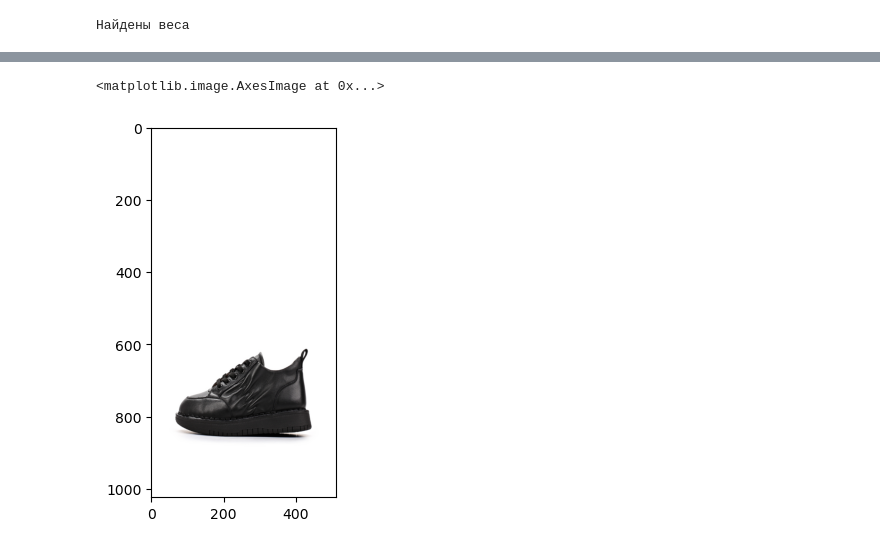
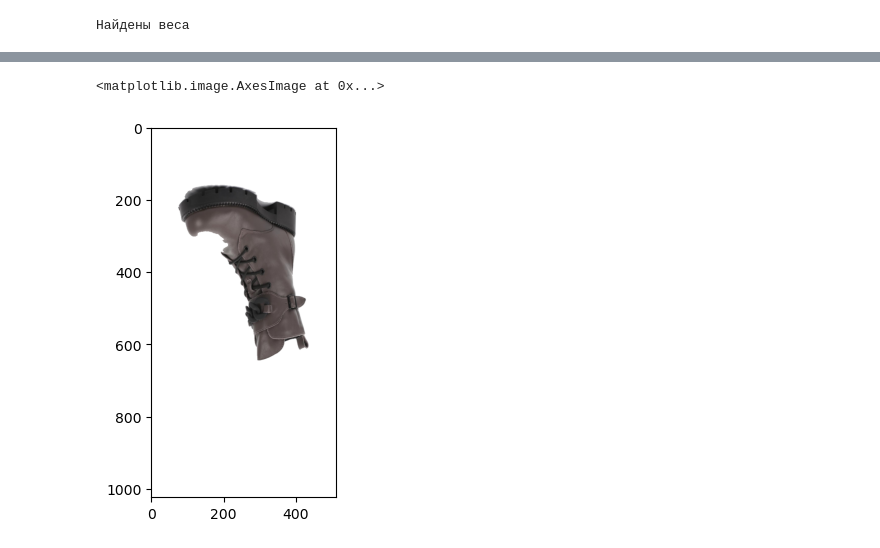
Before and after one commit to BombasticFantastik/KD_Summer_Work, a Jupyter notebook: Segmentation/TestShadowFinder.ipynb, the cells around one changed output, grey strips where cells are left out. Saved outputs shown, nothing was run; the diff lists cells and outputs as text; code cells hidden in the pictures.

```diff
--- a/Segmentation/TestShadowFinder.ipynb
+++ b/Segmentation/TestShadowFinder.ipynb
@@ -18,10 +26,11 @@ with open(option_path,'r') as file_option:
 # %% [output]
 cpu
 # %%
-eval_dataset=Boot_Segmentation_Dataset('/home/artemybombastic/MyGit/KD_Data/TransformData/low_boots/',option['Segmentation']['label_path'],)
-eval_dataloader=DataLoader(dataset=eval_dataset,batch_size=2,drop_last=False,shuffle=True)
+dataset=Boot_Segmentation_Dataset(option['Segmentation']['img_path'],option['Segmentation']['label_path'],)
+dataloader=DataLoader(dataset=dataset,batch_size=2,drop_last=False,shuffle=True)
+assert dataset.all_items[0].split('/')[-1][:-4]==dataset.all_labels[0].split('/')[-1][:-4]
 # %%
-for batch in eval_dataloader:
+for batch in dataloader:
   bt=batch
   break
 # %%
@@ -37,3 +48,11 @@ except:
+# %%
+def cut_boot_from_photo(img,mask):
+    sig=nn.Sigmoid()
+    real_mask = (sig(mask)>(sig(mask).max()+sig(mask).min())/2)
+    new_img=real_mask.float()*img
+    non_mask = (sig(mask)<(sig(mask).max()+sig(mask).min())/2).float()
+    new_img+=non_mask
+    return new_img,real_mask,non_mask
 # %%
-new_batch=adjust_sharpness(adjust_contrast(batch['img'],2),2)
-pred=model(batch['img'].to(device))
+new_batch=adjust_sharpness(adjust_contrast(bt['img'],2),2)
+new_img,real_mask,non_mask=cut_boot_from_photo(bt['img'][0],model(new_batch)[0])
@@ -74,5 +82,5 @@ plt.imshow(a[0].permute(1,2,0))
 # %%
-plt.imshow(bt['img'][1].permute(1,2,0).detach())
+plt.imshow(new_img.permute(1,2,0).detach())
 # %% [output]
 <matplotlib.image.AxesImage at 0x...>
-[figure, old version]
+[figure, new version]
```
Also changed, not shown: parts of 25 cells of this notebook, 1 other file.
